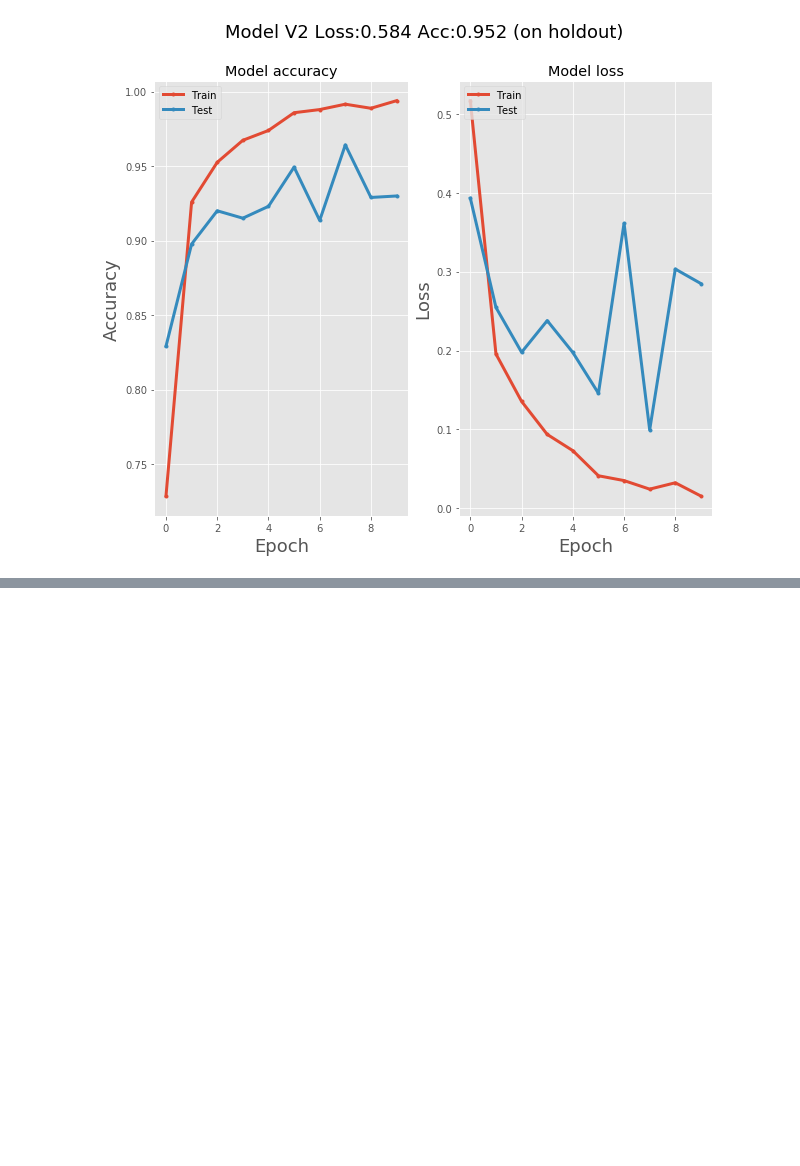
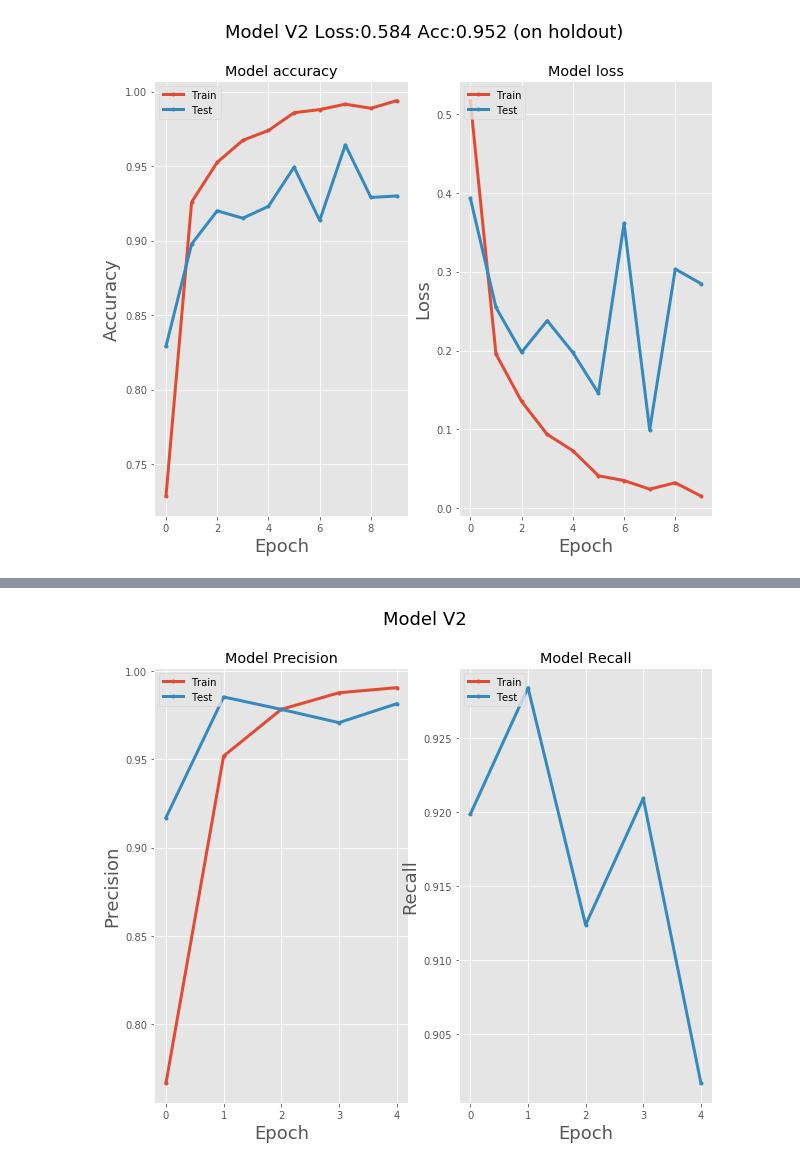
Before and after one commit to ThomasADuffy/Whos-Waldo-Capstone-2, a Jupyter notebook: notebooks/Graphing notebook.ipynb, the cells around one changed output, grey strips where cells are left out. Saved outputs shown, nothing was run; the diff lists cells and outputs as text; code cells hidden in the pictures; blank space fills up the shorter version.

```diff
--- a/notebooks/Graphing notebook.ipynb
+++ b/notebooks/Graphing notebook.ipynb
@@ -53,0 +88,4 @@ waldoplt2.create_accuracy_loss(os.path.join(IMGS_DIRECTORY,'model_V2_plot.jpg'))
+# %%
+waldoplt3.create_precision_accuracy(os.path.join(IMGS_DIRECTORY,'model_V3_plot_recall.jpg'))
+# %% [output]
+[figure, added]
```
Also changed, not shown: parts of 15 cells of this notebook, 3 other files.
